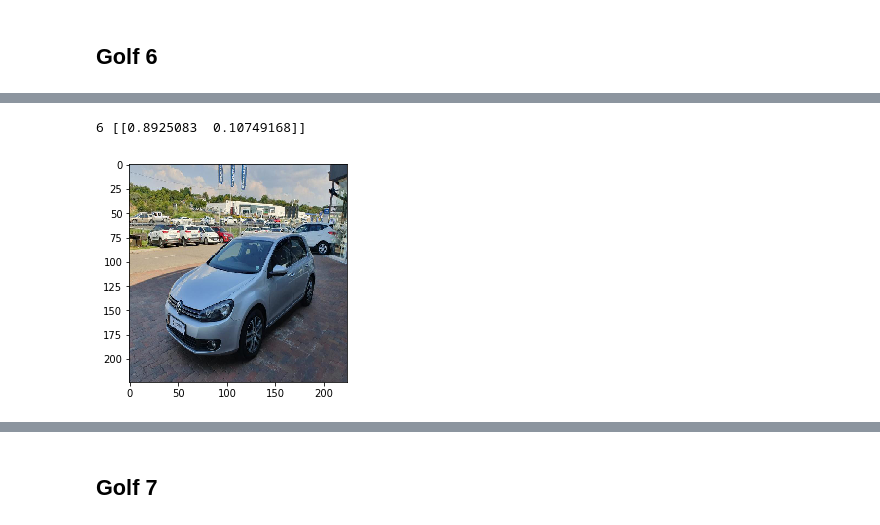
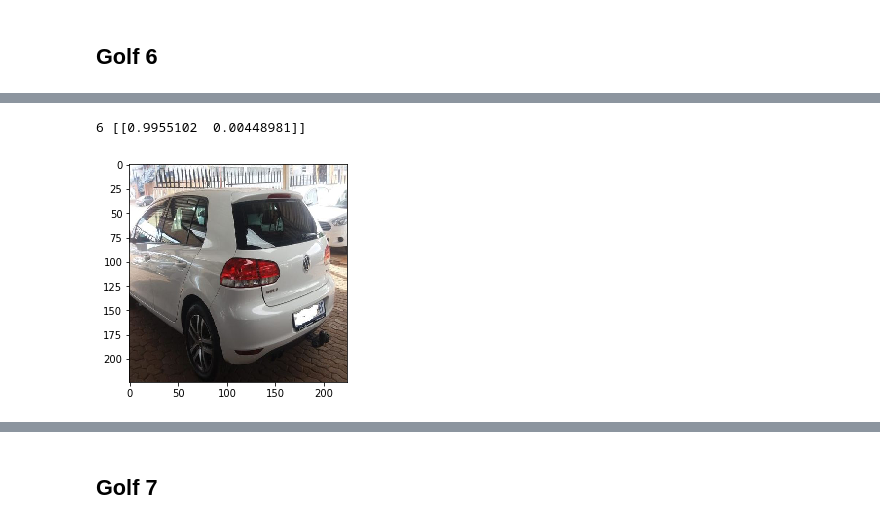
Before and after one commit to GerardWalsh/car-dataset, a Jupyter notebook: golf_classifier.ipynb, the cells around one changed output, grey strips where cells are left out. Cells and saved outputs as stored; diff of their text form; code cells hidden in the pictures.

```diff
--- a/golf_classifier.ipynb
+++ b/golf_classifier.ipynb
@@ -714,8 +751,8 @@ classify(
 # %%
 classify(
-    'https://img.autotrader.co.za/4759007/Crop800x600',
+    'https://img-ik.cars.co.za/carsimages/tr:n-stock_med/5416351_5.jpg?v=1868034972',
     '6'
 )
 # %% [output]
-6 [[0.8925083  0.10749168]]
+6 [[0.9955102  0.00448981]]
-[figure, old version]
+[figure, new version]
```
Also changed, not shown: parts of 36 cells of this notebook.
